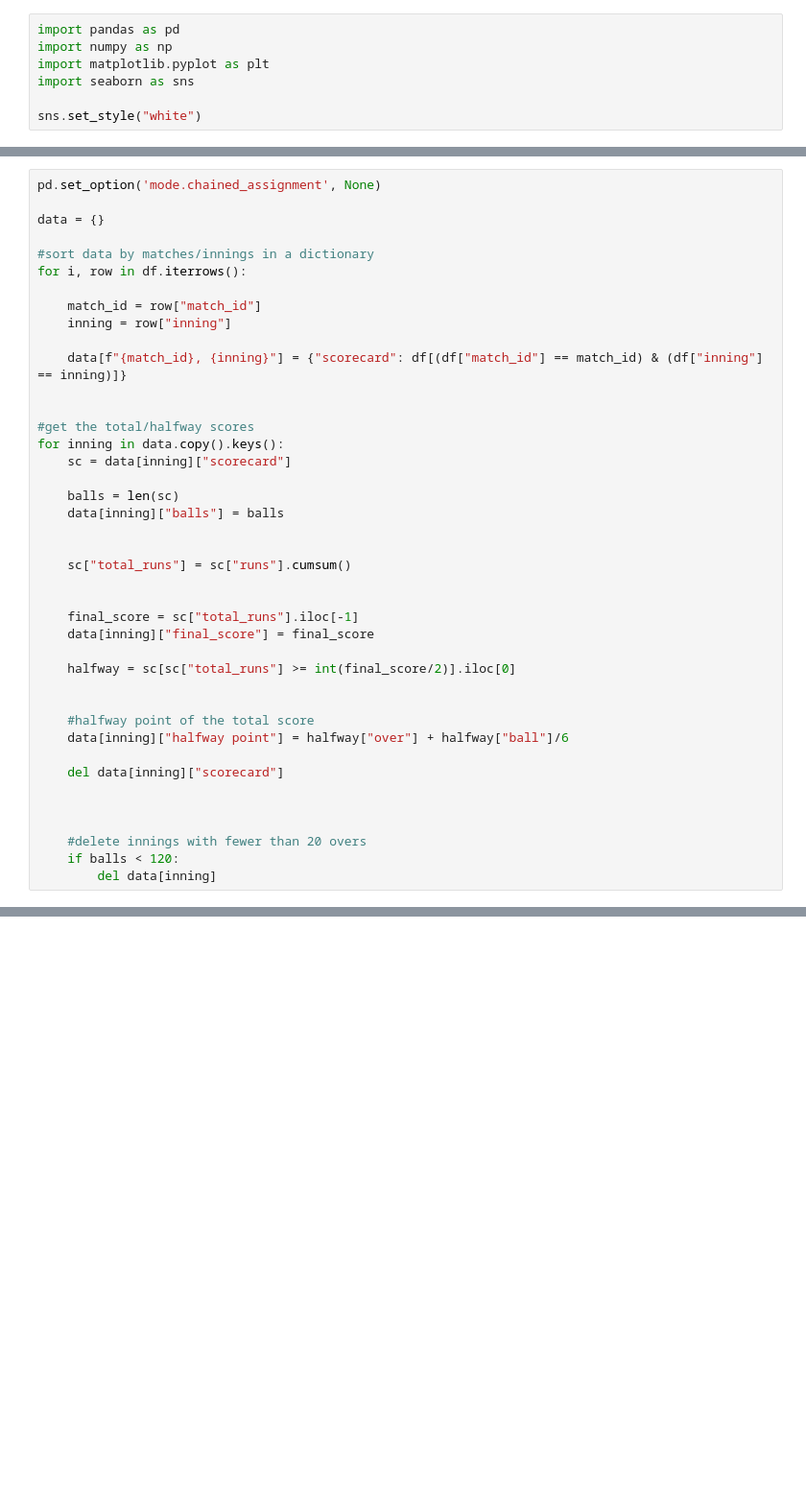
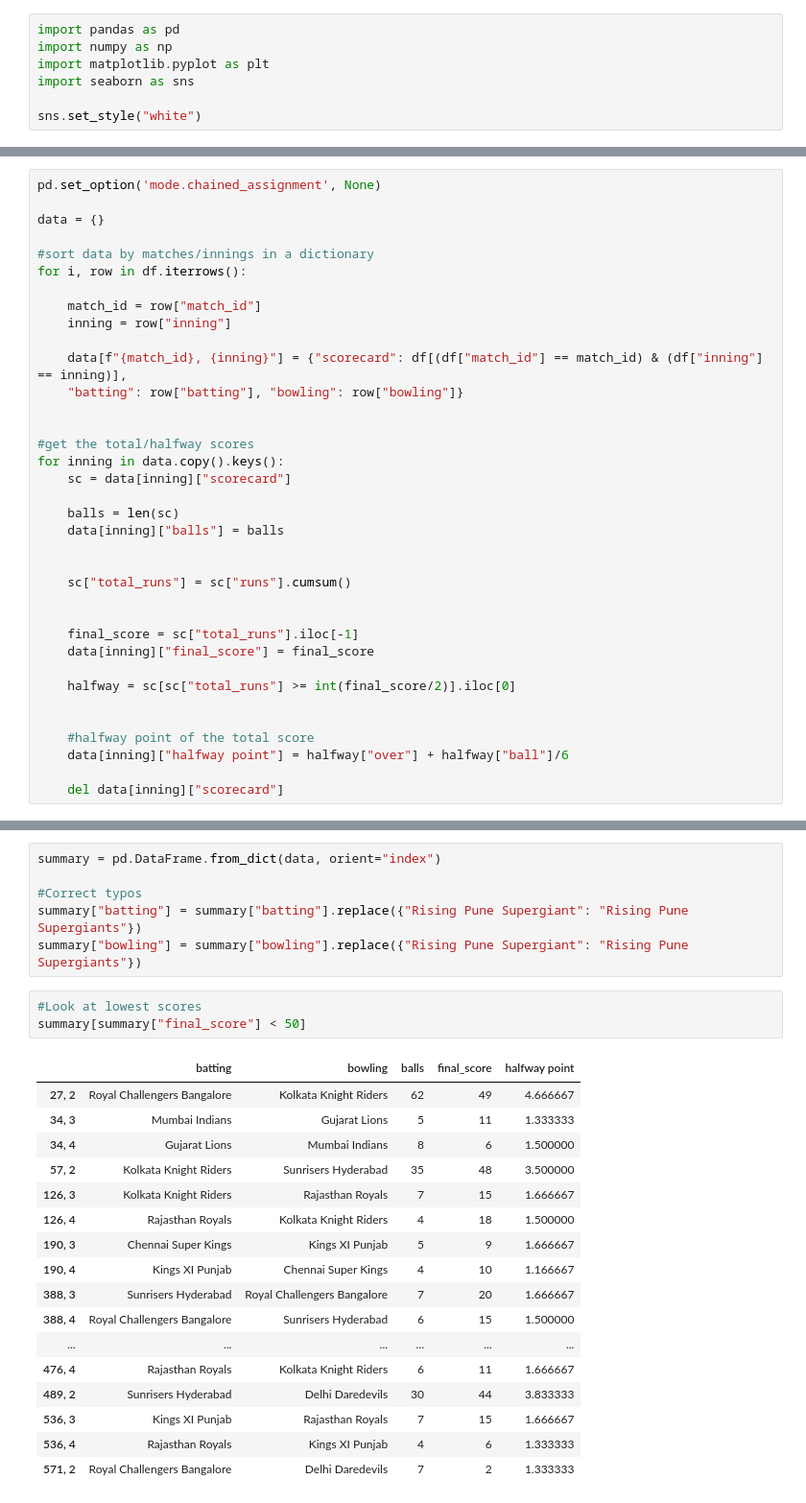
Before and after one commit to arnavprasad7/Cricket-analysis, a Jupyter notebook: t20.ipynb, the cells around one changed output, grey strips where cells are left out. Shown: that part at 96% size. Saved outputs shown, nothing was run; the diff lists cells and outputs as text; blank space fills up the shorter version.

```diff
--- a/t20.ipynb
+++ b/t20.ipynb
@@ -33,7 +33,8 @@ for i, row in df.iterrows():
     match_id = row["match_id"]
     inning = row["inning"]
 
-    data[f"{match_id}, {inning}"] = {"scorecard": df[(df["match_id"] == match_id) & (df["inning"] == inning)]}
+    data[f"{match_id}, {inning}"] = {"scorecard": df[(df["match_id"] == match_id) & (df["inning"] == inning)],
+    "batting": row["batting"], "bowling": row["bowling"]}
 
 
 #get the total/halfway scores
@@ -57,9 +58,3 @@ for inning in data.copy().keys():
     data[inning]["halfway point"] = halfway["over"] + halfway["ball"]/6
 
     del data[inning]["scorecard"]
-
-
-
-    #delete innings with fewer than 20 overs
-    if balls < 120:
-        del data[inning]
@@ -72,0 +61,27 @@ for inning in data.keys():
+# %%
+summary = pd.DataFrame.from_dict(data, orient="index")
+
+#Correct typos
+summary["batting"] = summary["batting"].replace({"Rising Pune Supergiant": "Rising Pune Supergiants"})
+summary["bowling"] = summary["bowling"].replace({"Rising Pune Supergiant": "Rising Pune Supergiants"})
+# %%
+#Look at lowest scores
+summary[summary["final_score"] < 50]
+# %% [output]
+|  | batting | bowling | balls | final_score | halfway point |
+| 27, 2 | Royal Challengers Bangalore | Kolkata Knight Riders | 62 | 49 | 4.666667 |
+| 34, 3 | Mumbai Indians | Gujarat Lions | 5 | 11 | 1.333333 |
+| 34, 4 | Gujarat Lions | Mumbai Indians | 8 | 6 | 1.500000 |
+| 57, 2 | Kolkata Knight Riders | Sunrisers Hyderabad | 35 | 48 | 3.500000 |
+| 126, 3 | Kolkata Knight Riders | Rajasthan Royals | 7 | 15 | 1.666667 |
+| 126, 4 | Rajasthan Royals | Kolkata Knight Riders | 4 | 18 | 1.500000 |
+| 190, 3 | Chennai Super Kings | Kings XI Punjab | 5 | 9 | 1.666667 |
+| 190, 4 | Kings XI Punjab | Chennai Super Kings | 4 | 10 | 1.166667 |
+| 388, 3 | Sunrisers Hyderabad | Royal Challengers Bangalore | 7 | 20 | 1.666667 |
+| 388, 4 | Royal Challengers Bangalore | Sunrisers Hyderabad | 6 | 15 | 1.500000 |
+| ... | ... | ... | ... | ... | ... |
+| 476, 4 | Rajasthan Royals | Kolkata Knight Riders | 6 | 11 | 1.666667 |
+| 489, 2 | Sunrisers Hyderabad | Delhi Daredevils | 30 | 44 | 3.833333 |
+| 536, 3 | Kings XI Punjab | Rajasthan Royals | 7 | 15 | 1.666667 |
+| 536, 4 | Rajasthan Royals | Kings XI Punjab | 4 | 6 | 1.333333 |
+| 571, 2 | Royal Challengers Bangalore | Delhi Daredevils | 7 | 2 | 1.333333 |
```
Also changed, not shown: parts of 8 cells of this notebook, 3 other files.
